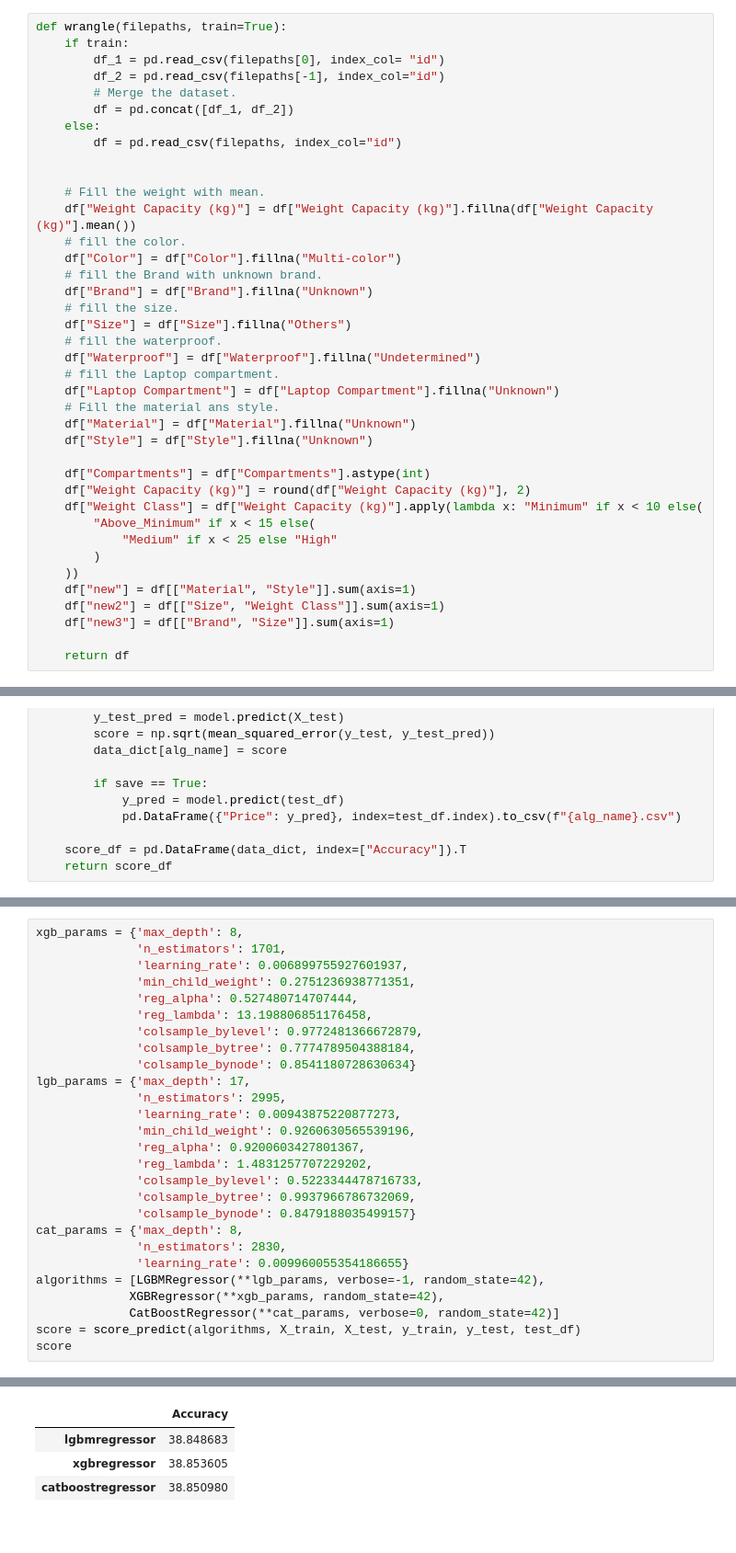
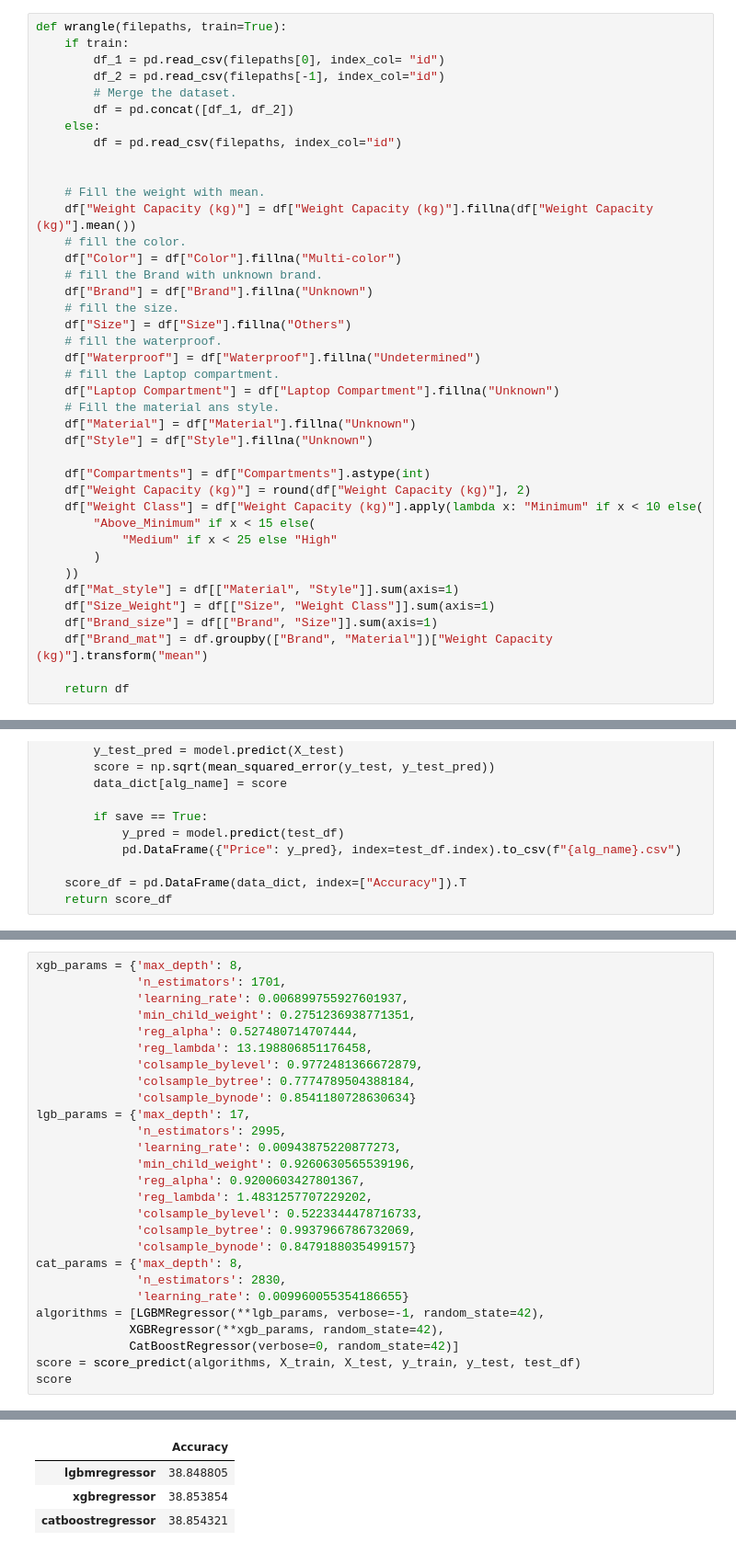
Before and after one commit to Hopesb/Kaggle_Project, a Jupyter notebook: backpack-baseline-predicition.ipynb, the cells around one changed output, grey strips where cells are left out. Shown at 92% size. Cells and saved outputs as stored; diff of their text form.

```diff
--- a/backpack-baseline-predicition.ipynb
+++ b/backpack-baseline-predicition.ipynb
@@ -147,9 +147,10 @@ def wrangle(filepaths, train=True):
             "Medium" if x < 25 else "High"
         )
     ))
-    df["new"] = df[["Material", "Style"]].sum(axis=1)
-    df["new2"] = df[["Size", "Weight Class"]].sum(axis=1)
-    df["new3"] = df[["Brand", "Size"]].sum(axis=1)
+    df["Mat_style"] = df[["Material", "Style"]].sum(axis=1)
+    df["Size_Weight"] = df[["Size", "Weight Class"]].sum(axis=1)
+    df["Brand_size"] = df[["Brand", "Size"]].sum(axis=1)
+    df["Brand_mat"] = df.groupby(["Brand", "Material"])["Weight Capacity (kg)"].transform("mean")
 
     return df
 # %%
@@ -270,37 +232,37 @@ xgb_params = {'max_depth': 8,
               'min_child_weight': 0.2751236938771351,
               'reg_alpha': 0.527480714707444,
               'reg_lambda': 13.198806851176458,
               'colsample_bylevel': 0.9772481366672879,
               'colsample_bytree': 0.7774789504388184,
               'colsample_bynode': 0.8541180728630634}
 lgb_params = {'max_depth': 17,
               'n_estimators': 2995,
               'learning_rate': 0.00943875220877273,
               'min_child_weight': 0.9260630565539196,
               'reg_alpha': 0.9200603427801367,
               'reg_lambda': 1.4831257707229202,
               'colsample_bylevel': 0.5223344478716733,
               'colsample_bytree': 0.9937966786732069,
               'colsample_bynode': 0.8479188035499157}
 cat_params = {'max_depth': 8,
               'n_estimators': 2830,
               'learning_rate': 0.009960055354186655}
 algorithms = [LGBMRegressor(**lgb_params, verbose=-1, random_state=42),
              XGBRegressor(**xgb_params, random_state=42),
-             CatBoostRegressor(**cat_params, verbose=0, random_state=42)]
+             CatBoostRegressor(verbose=0, random_state=42)]
 score = score_predict(algorithms, X_train, X_test, y_train, y_test, test_df)
 score
 # %% [output]
 Fitting the lgbmregressor
 Making Prediction
 Fitting the xgbregressor
 Making Prediction
 Fitting the catboostregressor
 Making Prediction
 |  | Accuracy |
-| lgbmregressor | 38.848683 |
-| xgbregressor | 38.853605 |
-| catboostregressor | 38.850980 |
+| lgbmregressor | 38.848805 |
+| xgbregressor | 38.853854 |
+| catboostregressor | 38.854321 |
 # %%
 lgb = make_pipeline(
     OrdinalEncoder(),
```
Also changed, not shown: parts of 12 cells of this notebook.
